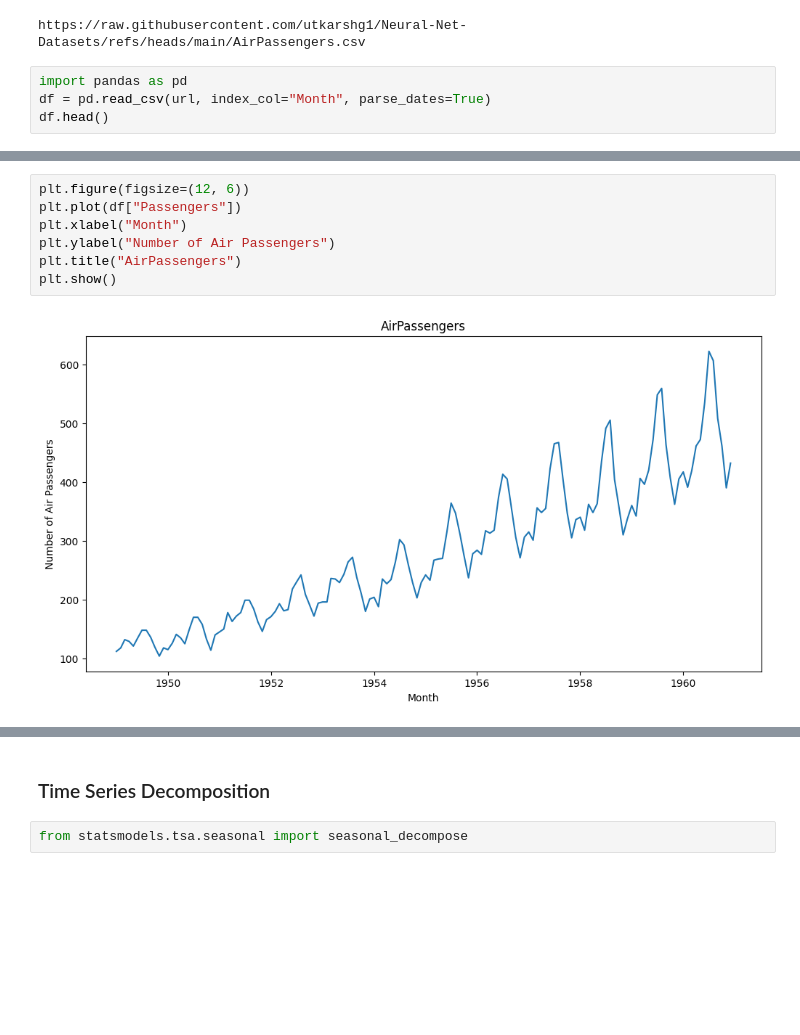
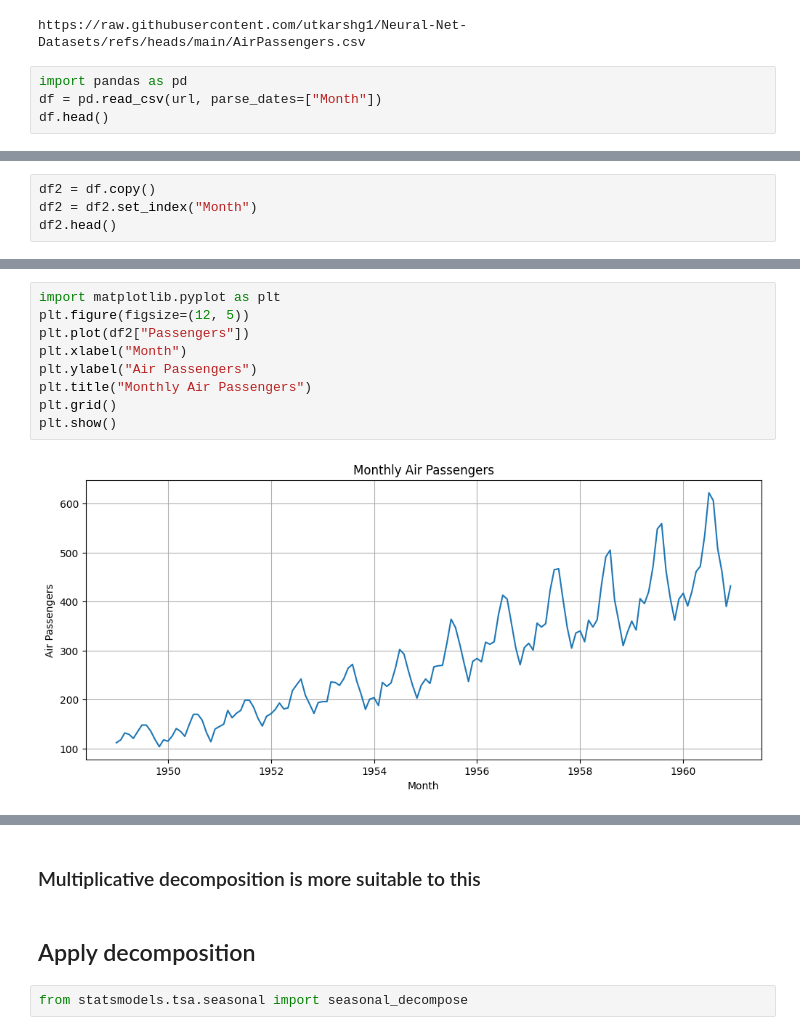
Before and after one commit to utkarshg1/Test1, a Jupyter notebook: Time_Series_Analysis.ipynb, the cells around one changed output, grey strips where cells are left out. Saved outputs shown, nothing was run; the diff lists cells and outputs as text; blank space fills up the shorter version.

```diff
--- a/Time_Series_Analysis.ipynb
+++ b/Time_Series_Analysis.ipynb
@@ -33,6 +11,6 @@ print(url)
 https://raw.githubusercontent.com/utkarshg1/Neural-Net-Datasets/refs/heads/main/AirPassengers.csv
 # %%
 import pandas as pd
-df = pd.read_csv(url, index_col="Month", parse_dates=True)
+df = pd.read_csv(url, parse_dates=["Month"])
 df.head()
 # %% [output]
@@ -150,0 +32,4 @@ import matplotlib.pyplot as plt
+# %%
+df2 = df.copy()
+df2 = df2.set_index("Month")
+df2.head()
@@ -151,16 +44,20 @@ import matplotlib.pyplot as plt
 # %%
-plt.figure(figsize=(12, 6))
-plt.plot(df["Passengers"])
+import matplotlib.pyplot as plt
+plt.figure(figsize=(12, 5))
+plt.plot(df2["Passengers"])
 plt.xlabel("Month")
-plt.ylabel("Number of Air Passengers")
-plt.title("AirPassengers")
+plt.ylabel("Air Passengers")
+plt.title("Monthly Air Passengers")
+plt.grid()
 plt.show()
 # %% [output]
-[figure, old version]
+[figure, new version]
 # %% [markdown]
 ![image.png](embedded-picture-1)
-# %% [markdown]
-### Time Series Decomposition
+# %% [markdown]
+### Multiplicative decomposition is more suitable to this
+# %% [markdown]
+## Apply decomposition
 # %%
 from statsmodels.tsa.seasonal import seasonal_decompose
 # %%
```
Also changed, not shown: parts of 78 cells of this notebook.
